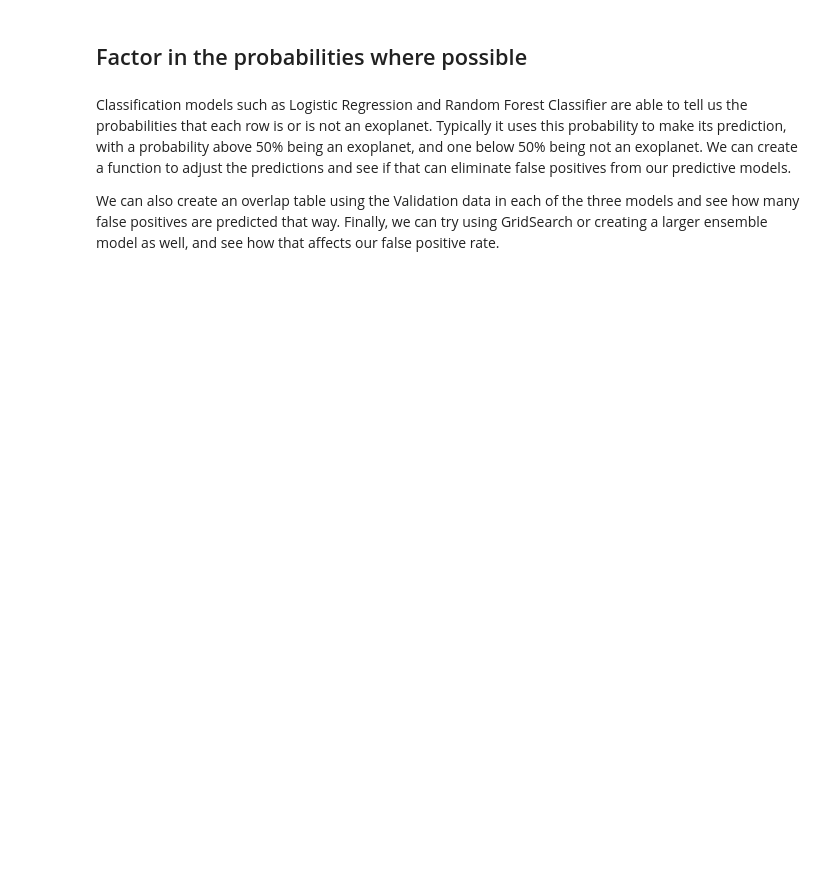
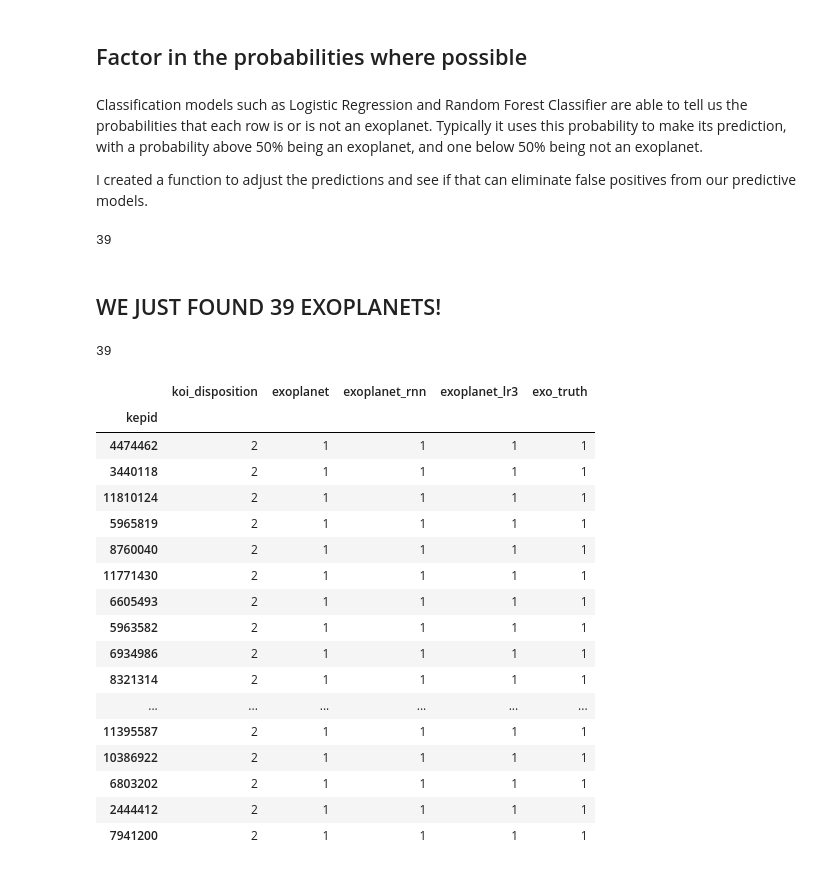
Before and after one commit to MattPat1981/exoplanet_alpha_models, a Jupyter notebook: code/exoplanet_identification.ipynb, the cells around one changed output. Saved outputs shown, nothing was run; the diff lists cells and outputs as text; code cells hidden in the pictures; blank space fills up the shorter version.

```diff
--- a/code/exoplanet_identification.ipynb
+++ b/code/exoplanet_identification.ipynb
@@ -803,6 +938,55 @@ new_exoplanets.shape
 # %% [markdown]
 ## Factor in the probabilities where possible
 # %% [markdown]
-Classification models such as Logistic Regression and Random Forest Classifier are able to tell us the probabilities that each row is or is not an exoplanet. Typically it uses this probability to make its prediction, with a probability above 50% being an exoplanet, and one below 50% being not an exoplanet. We can create a function to adjust the predictions and see if that can eliminate false positives from our predictive models.
+Classification models such as Logistic Regression and Random Forest Classifier are able to tell us the probabilities that each row is or is not an exoplanet. Typically it uses this probability to make its prediction, with a probability above 50% being an exoplanet, and one below 50% being not an exoplanet.
 
-We can also create an overlap table using the Validation data in each of the three models and see how many false positives are predicted that way. Finally, we can try using GridSearch or creating a larger ensemble model as well, and see how that affects our false positive rate.
+I created a function to adjust the predictions and see if that can eliminate false positives from our predictive models.
+# %%
+y_pred = rf.predict(test_sc)
+y_probas = rf.predict_proba(test_sc)
+
+ambit = .99
+exoplanet_truths = []
+
+for i in range(len(y_pred)):
+    exoplanet_truths.append(dude.tell_the_truth(y_pred[i],
+                                                    y_probas[i],
+                                                    ambit, 1))
+
+np.sum(exoplanet_truths)
+# %% [output]
+39
+# %% [markdown]
+## WE JUST FOUND 39 EXOPLANETS!
+# %%
+candidates['exo_truth'] = exoplanet_truths
+# %%
+np.sum(candidates['exo_truth'])
+# %% [output]
+39
+# %%
+# Print the resulting dataframe that includes only the KOI's that
+# we are now certain are indeed exoplanets
+exoplanets_conf = candidates[['koi_disposition', 'exoplanet', 'exoplanet_rnn',
+            'exoplanet_lr3', 'exo_truth']][candidates['exo_truth']==1]
+
+exoplanets_conf
+# %% [output]
+|  | koi_disposition | exoplanet | exoplanet_rnn | exoplanet_lr3 | exo_truth |
+| kepid |  |  |  |  |  |
+| 4474462 | 2 | 1 | 1 | 1 | 1 |
+| 3440118 | 2 | 1 | 1 | 1 | 1 |
+| 11810124 | 2 | 1 | 1 | 1 | 1 |
+| 5965819 | 2 | 1 | 1 | 1 | 1 |
+| 8760040 | 2 | 1 | 1 | 1 | 1 |
+| 11771430 | 2 | 1 | 1 | 1 | 1 |
+| 6605493 | 2 | 1 | 1 | 1 | 1 |
+| 5963582 | 2 | 1 | 1 | 1 | 1 |
+| 6934986 | 2 | 1 | 1 | 1 | 1 |
+| 8321314 | 2 | 1 | 1 | 1 | 1 |
+| ... | ... | ... | ... | ... | ... |
+| 11395587 | 2 | 1 | 1 | 1 | 1 |
+| 10386922 | 2 | 1 | 1 | 1 | 1 |
+| 6803202 | 2 | 1 | 1 | 1 | 1 |
+| 2444412 | 2 | 1 | 1 | 1 | 1 |
+| 7941200 | 2 | 1 | 1 | 1 | 1 |
```
Also changed, not shown: parts of 36 cells of this notebook, 6 other files.
